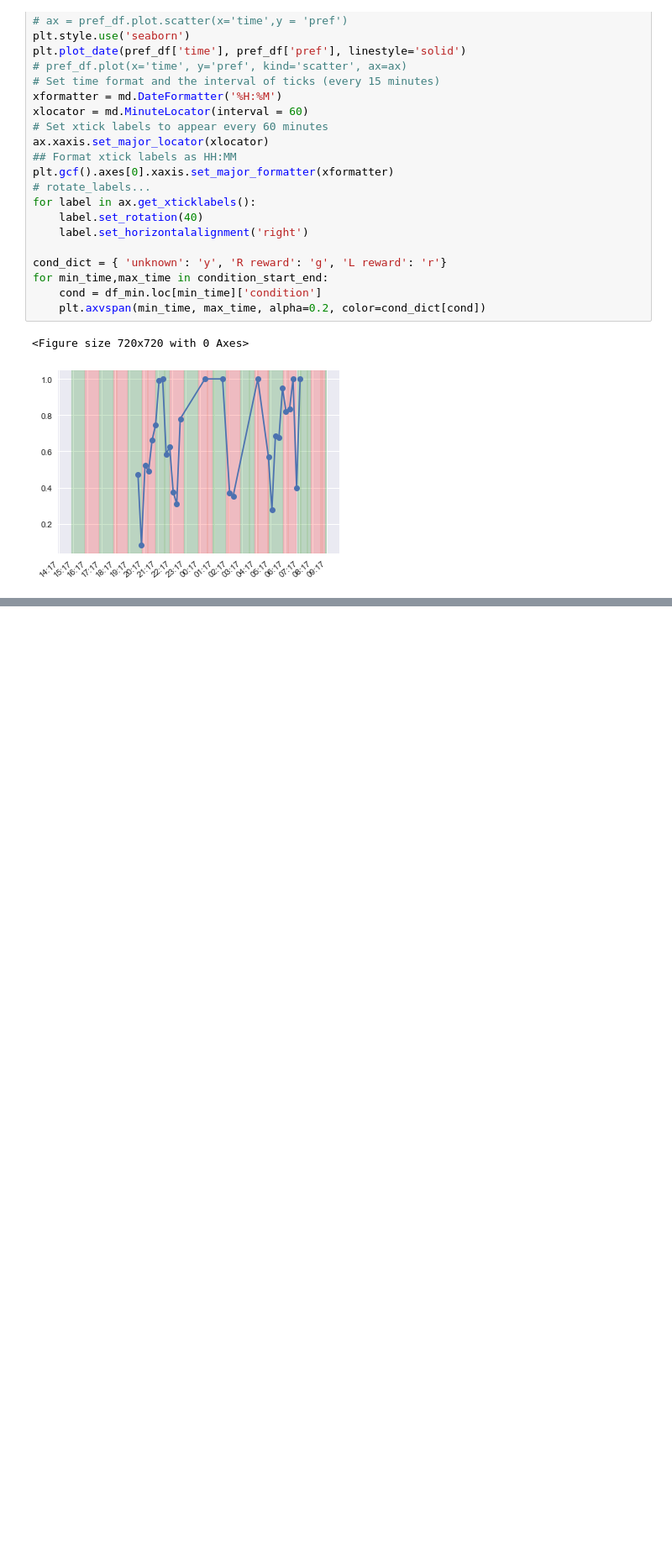
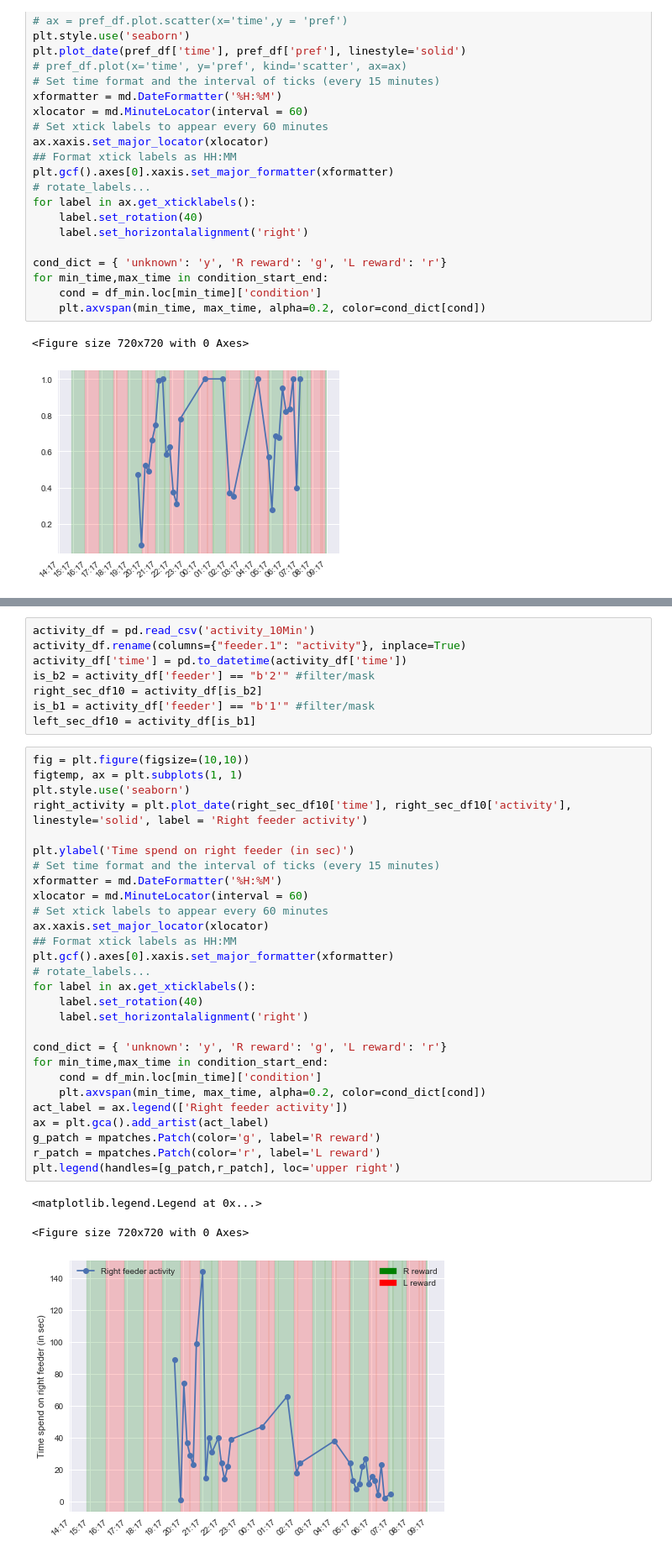
Before and after one commit to goninaa/feeders, a Jupyter notebook: feeders analysis/Goni_feeder_signal_v3.ipynb, the cells around one changed output, grey strips where cells are left out. Shown at 84% size. Cells and saved outputs as stored; diff of their text form; blank space fills up the shorter version.

```diff
--- a/feeders analysis/Goni_feeder_signal_v3.ipynb
+++ b/feeders analysis/Goni_feeder_signal_v3.ipynb
@@ -265,0 +345,40 @@ TypeError: Timestamp('2019-10-20 15:08:12') is not a string
+# %%
+activity_df = pd.read_csv('activity_10Min')
+activity_df.rename(columns={"feeder.1": "activity"}, inplace=True)
+activity_df['time'] = pd.to_datetime(activity_df['time'])
+is_b2 = activity_df['feeder'] == "b'2'" #filter/mask
+right_sec_df10 = activity_df[is_b2]
+is_b1 = activity_df['feeder'] == "b'1'" #filter/mask
+left_sec_df10 = activity_df[is_b1]
+# %%
+fig = plt.figure(figsize=(10,10))
+figtemp, ax = plt.subplots(1, 1)
+plt.style.use('seaborn')
+right_activity = plt.plot_date(right_sec_df10['time'], right_sec_df10['activity'], linestyle='solid', label = 'Right feeder activity')
+
+plt.ylabel('Time spend on right feeder (in sec)')
+# Set time format and the interval of ticks (every 15 minutes)
+xformatter = md.DateFormatter('%H:%M')
+xlocator = md.MinuteLocator(interval = 60)
+# Set xtick labels to appear every 60 minutes
+ax.xaxis.set_major_locator(xlocator)
+## Format xtick labels as HH:MM
+plt.gcf().axes[0].xaxis.set_major_formatter(xformatter)
+# rotate_labels...
+for label in ax.get_xticklabels():
+    label.set_rotation(40)
+    label.set_horizontalalignment('right')
+
+cond_dict = { 'unknown': 'y', 'R reward': 'g', 'L reward': 'r'}
+for min_time,max_time in condition_start_end:
+    cond = df_min.loc[min_time]['condition']
+    plt.axvspan(min_time, max_time, alpha=0.2, color=cond_dict[cond])
+act_label = ax.legend(['Right feeder activity'])
+ax = plt.gca().add_artist(act_label)
+g_patch = mpatches.Patch(color='g', label='R reward')
+r_patch = mpatches.Patch(color='r', label='L reward')
+plt.legend(handles=[g_patch,r_patch], loc='upper right')
+# %% [output]
+<matplotlib.legend.Legend at 0x...>
+<Figure size 720x720 with 0 Axes>
+[figure, added]
```
Also changed, not shown: parts of 14 cells of this notebook, 4 other files.
